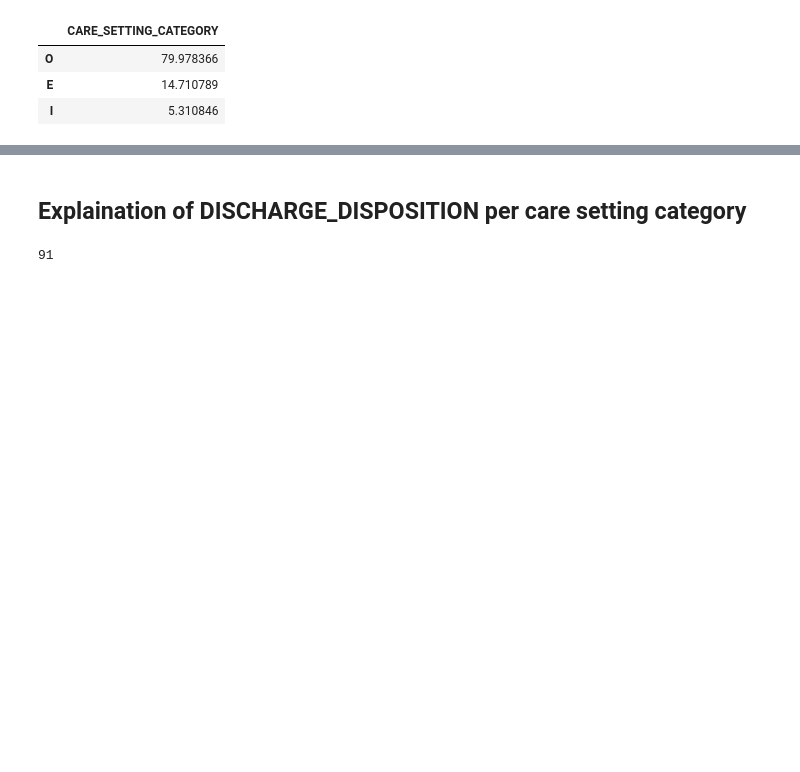
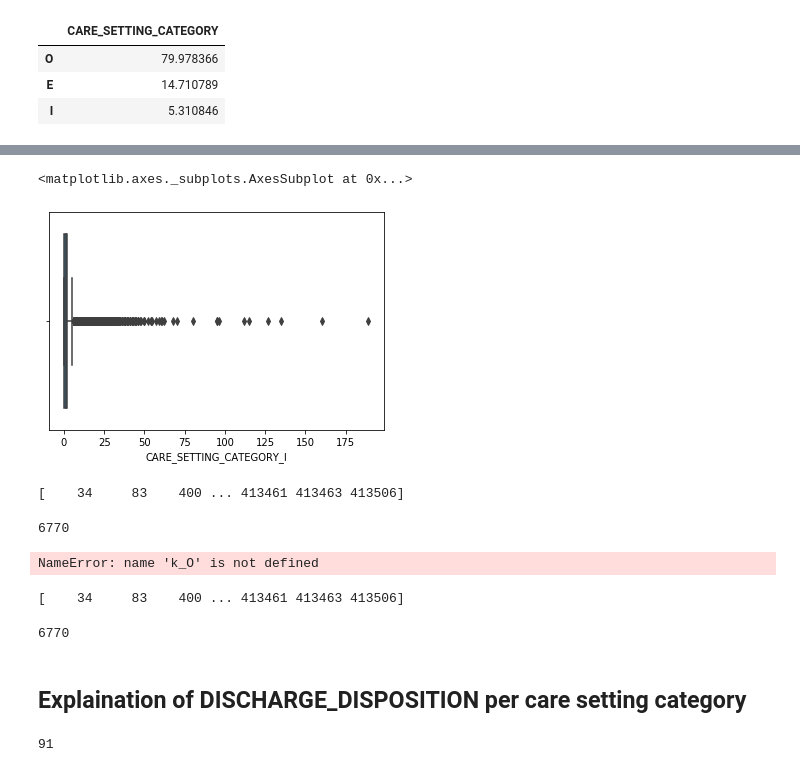
Before and after one commit to mkraunak/Predictive_Analytics-in-HealthCare, a Jupyter notebook: Data merging and cleaning task-RA.ipynb, the cells around one changed output, grey strips where cells are left out. Drawn from its saved outputs; the diff is of its cells as text; code cells hidden in the pictures; blank space fills up the shorter version.

```diff
--- a/Data merging and cleaning task-RA.ipynb
+++ b/Data merging and cleaning task-RA.ipynb
@@ -411,3 +629,34 @@ df1
+# %%
+sns.boxplot(x=k_df['CARE_SETTING_CATEGORY_I'])
+# %% [output]
+<matplotlib.axes._subplots.AxesSubplot at 0x...>
+[figure, added]
+# %%
+z1=np.abs(stats.zscore(k_df['CARE_SETTING_CATEGORY_E']))
+import numpy as np
+k_E=np.where(z1 > 3)
+print(k_E[0])
+# %% [output]
+[    34     83    400 ... 413461 413463 413506]
+# %%
+len(k_E[0])
+# %% [output]
+6770
+# %%
+len(k_O[0])
+# %% [output]
+NameError: name 'k_O' is not defined
+# %%
+z3=np.abs(stats.zscore(k_df['CARE_SETTING_CATEGORY_E']))
+import numpy as np
+k_E=np.where(z3 > 3)
+print(k_E[0])
+# %% [output]
+[    34     83    400 ... 413461 413463 413506]
+# %%
+len(k_E[0])
+# %% [output]
+6770
 # %% [markdown]
 ## Explaination of DISCHARGE_DISPOSITION per care setting category
 # %%
```
Also changed, not shown: parts of 67 cells of this notebook.
